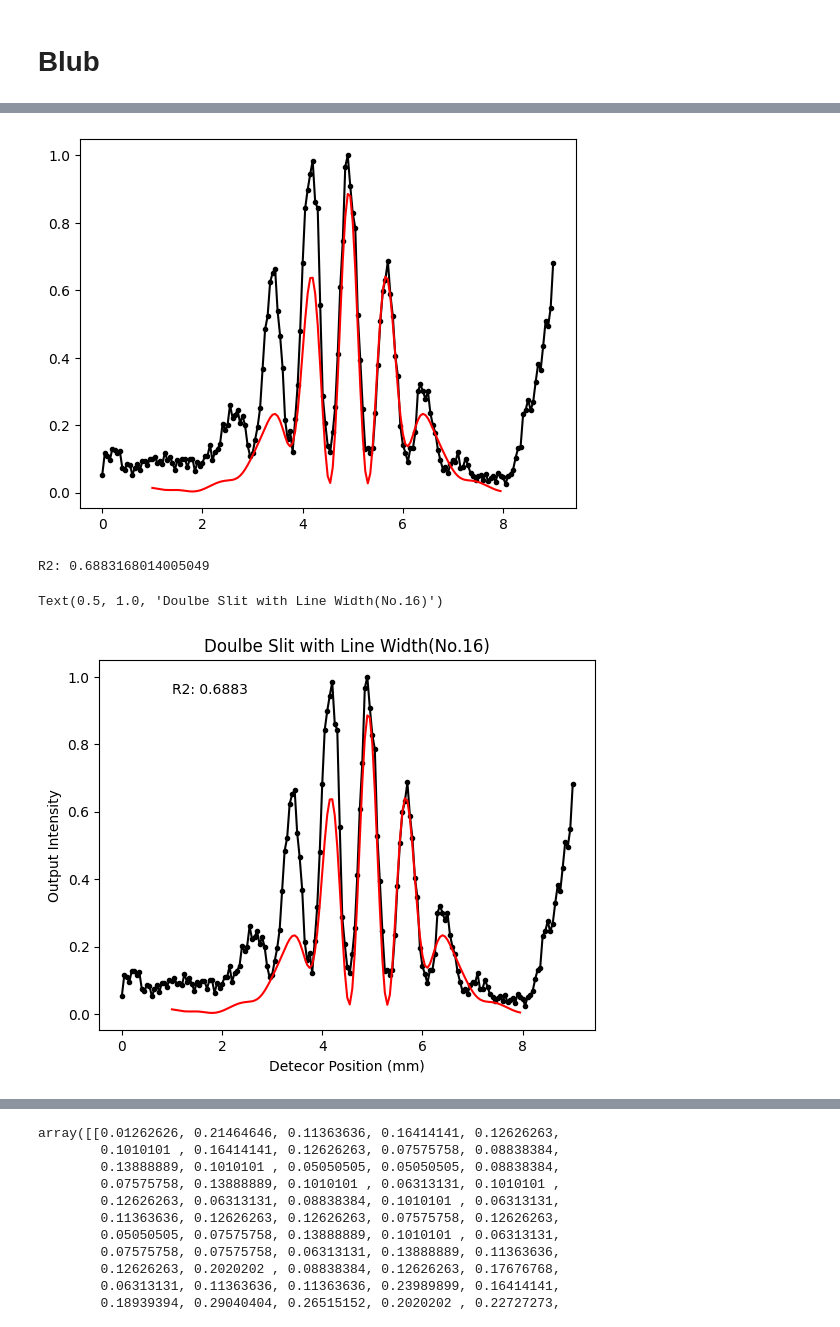
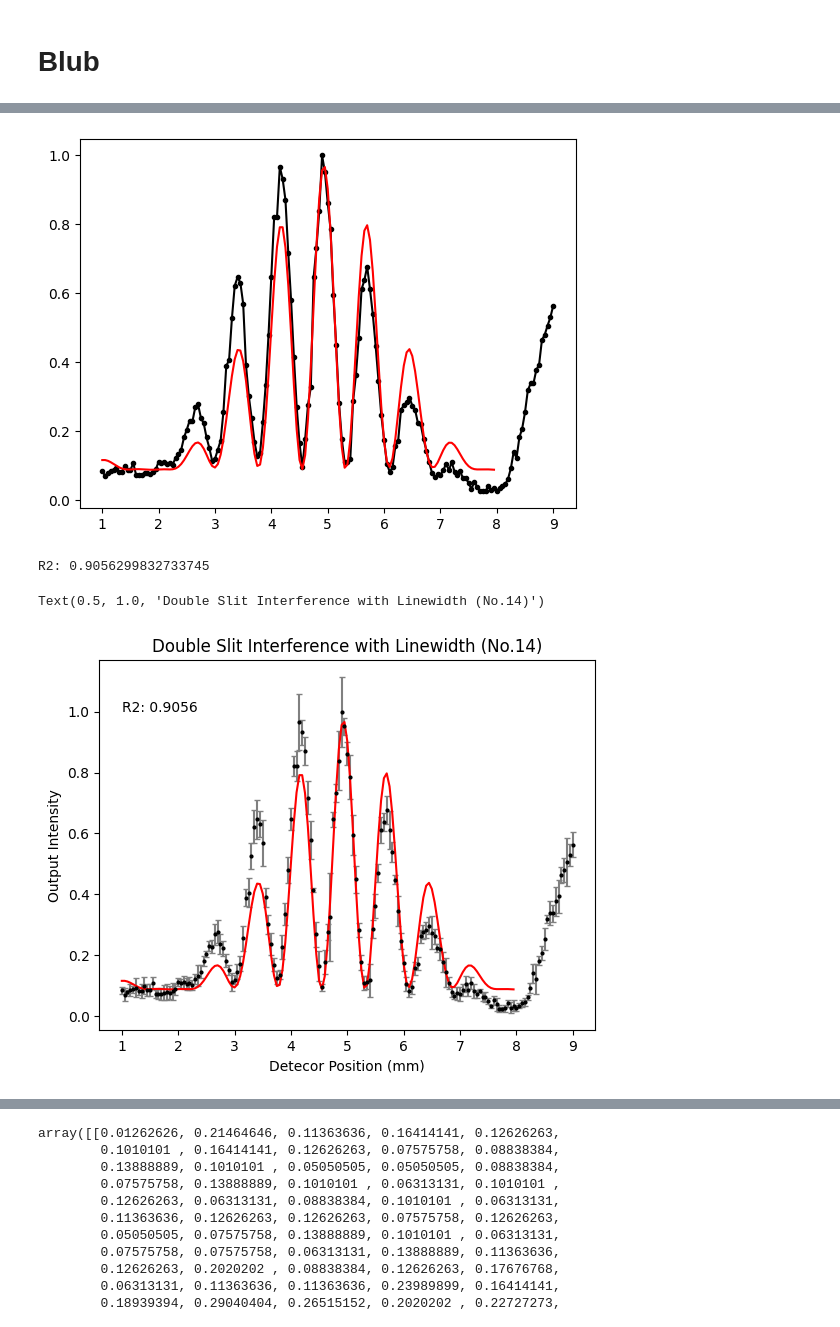
Before and after one commit to IntermidiatePhysicsExperiment/Single-Photon-Interference, a Jupyter notebook: integral_fitting.ipynb, the cells around one changed output, grey strips where cells are left out. Cells and saved outputs as stored; diff of their text form; code cells hidden in the pictures.

```diff
--- a/integral_fitting.ipynb
+++ b/integral_fitting.ipynb
@@ -356,7 +356,7 @@ import pandas as pd
 import numpy as np
 from IPython.display import clear_output
 
-filename = lambda x:"/Users/rainy21/IPL1/single-photon-interference/BLUB/F-2/F-2_DoubleSlit_14_550_4.csv"
+filename = lambda x:"/Users/rainy21/IPL1/single-photon-interference/BLUB/F-2/F-2_DoubleSlit_14_550_5.csv"
 POSITION_COL = "detector_position"
 VOLTAGE_COL = "count"
 MILIVOLTE_COL = "voltage(mV)"
@@ -401,8 +401,9 @@ pos_arg = (left <= pos) & (pos <= right)
 pos_range = (left * 1e-3, right * 1e-3 - 1e-7, len(pos[pos_arg]))
 # %%
 I0 = th.tensor(1, dtype=th.float64, device=device, requires_grad=True)
-lamb = 650e-9
-k = th.tensor(2 * th.pi / lamb, dtype=th.float64, device=device, requires_grad=True)
+lamb = 500e-9
+k0 = th.tensor(1, dtype=th.float64, device=device, requires_grad=True)
+k = k0 * 2 * th.pi / lamb
 h = th.tensor(GAP_DOUBLE_SLIT[14], dtype=th.float64, device=device, requires_grad=True)
 b = th.tensor(85e-6, dtype=th.float64, device=device, requires_grad=True)
 L = th.tensor(0.489, dtype=th.float64, device=device, requires_grad=True)
@@ -415,13 +416,14 @@ gamma = 1/2 * k * h * th.sin(theta)
 eps=0
 I = I0 * th.square(th.sin(beta) / beta) * th.square(th.cos(gamma)) + C
 # %%
-optimizer = th.optim.Adam([transform, k, L, h, b, C, I0], lr=1e-4)
+optimizer = th.optim.Adam([transform, k0, L, h, b, C, I0], lr=1e-4)
 pos, volt, counts = get_data(14)
 volt_tensor = th.tensor(volt[pos_arg], dtype=th.float64, device=device)
 counts_tensor = th.tensor(counts[:, pos_arg], dtype=th.float64, device=device)
-for i in range(10000):
+for i in range(20000):
   optimizer.zero_grad()
   theta = ((x-transform) / L)
+  k = k0 * 2 * th.pi / lamb
   beta = 1/2 * k * b * theta
   gamma = 1/2 * k * h * theta
   I = I0 * th.square(th.sin(beta) / beta) * th.square(th.cos(gamma)) + C
@@ -443,7 +445,7 @@ print(f"R2: {float(R2)}")
 
 plt.errorbar(pos, counts.mean(axis=0), yerr=counts.std(axis=0), fmt='o', color='black', ms=2, capsize=2, capthick=1, ecolor='gray')
 plt.plot(x * 1e3, I.detach().numpy(), color='red')
-plt.text(0.1, 1, f"R2: {float(R2):.4f}")
+plt.text(1, 1, f"R2: {float(R2):.4f}")
 plt.xlabel("Detecor Position (mm)")
 plt.ylabel("Output Intensity")
 plt.title("Double Slit Interference Pattern (No.14)")
@@ -461,7 +463,7 @@ I0 = I0
 h = h
 lamb0 = 2 * th.pi / k
 z = th.linspace(-0.2, 0.2, 101)
-alpha = th.tensor(1, dtype=th.float64, device=device, requires_grad=True)
+alpha = th.tensor(0.1, dtype=th.float64, device=device, requires_grad=True)
 k_tensor = k * (1 + z)
 p = 1 / (1 + th.square(z / alpha))
 b = b
@@ -475,7 +477,7 @@ eps = 1e-10
 I = I0 * th.square(th.sin(beta) / beta) * th.square(th.cos(gamma))
 I = th.sum(I * p[:, None], axis=0) / th.sum(p)
 # %%
-optimizer = th.optim.Adam([alpha], lr=1e-5)
+optimizer = th.optim.Adam([alpha], lr=1e-7)
 pos, volt, counts = get_data(15)
 volt_tensor = th.tensor(volt[pos_arg], dtype=th.float64, device=device)
 counts_tensor = th.tensor(counts[:, pos_arg], dtype=th.float64, device=device)
@@ -484,7 +486,8 @@ I1 = I1.detach()
 for i in range(10000):
   optimizer.zero_grad()
   # I1 = I0 * th.square(th.sin(beta) / (beta+eps)) * th.square(th.cos(gamma))
-  I = th.sum(I1 * p[:, None], axis=0) / th.sum(p)
+  p = 1 / (1 + th.square(z / alpha))
+  I = th.sum(I1 * p[:, None], axis=0) / th.sum(p) + C
   loss = th.sum(th.square(I - counts_tensor))
   loss.backward()
   optimizer.step()
@@ -495,13 +498,13 @@ for i in range(10000):
     plt.plot(pos, volt, color='black', marker='o', mfc='black', mec='black', ms=3)
     plt.plot(x * 1e3, I.detach().numpy(), color='red')
     plt.show()
-R2 = 1 - th.sum(th.square(counts_tensor - I)) / th.sum(th.square(counts_tensor - th.mean(volt_tensor)))
+R2 = 1 - th.sum(th.square(volt_tensor - I)) / th.sum(th.square(counts_tensor - th.mean(volt_tensor))) * 5
 print(f"R2: {float(R2)}")
 
-plt.plot(pos, volt, color='black', marker='o', mfc='black', mec='black', ms=3)
+plt.errorbar(pos, counts.mean(axis=0), yerr=counts.std(axis=0), fmt='o', color='black', ms=2, capsize=2, capthick=1, ecolor='gray')
 plt.plot(x * 1e3, I.detach().numpy(), color='red')
-plt.text(1, 0.95, f"R2: {float(R2):.4f}")
+plt.text(1, 1, f"R2: {float(R2):.4f}")
 plt.xlabel("Detecor Position (mm)")
 plt.ylabel("Output Intensity")
-plt.title("Doulbe Slit with Line Width(No.16)")
+plt.title("Double Slit Interference with Linewidth (No.14)")
 # %% [output]
@@ -510,7 +513,7 @@ alpha: 0.9077541904016344
-[figure, old version]
+[figure, new version]
-R2: 0.6883168014005049
+R2: 0.9056299832733745
-Text(0.5, 1.0, 'Doulbe Slit with Line Width(No.16)')
+Text(0.5, 1.0, 'Double Slit Interference with Linewidth (No.14)')
-[figure, old version]
+[figure, new version]
 # %%
 # Lorentzian Graph
 lambda0 = 2 * th.pi / k
```
Also changed, not shown: parts of 8 cells of this notebook, 8 other files.
